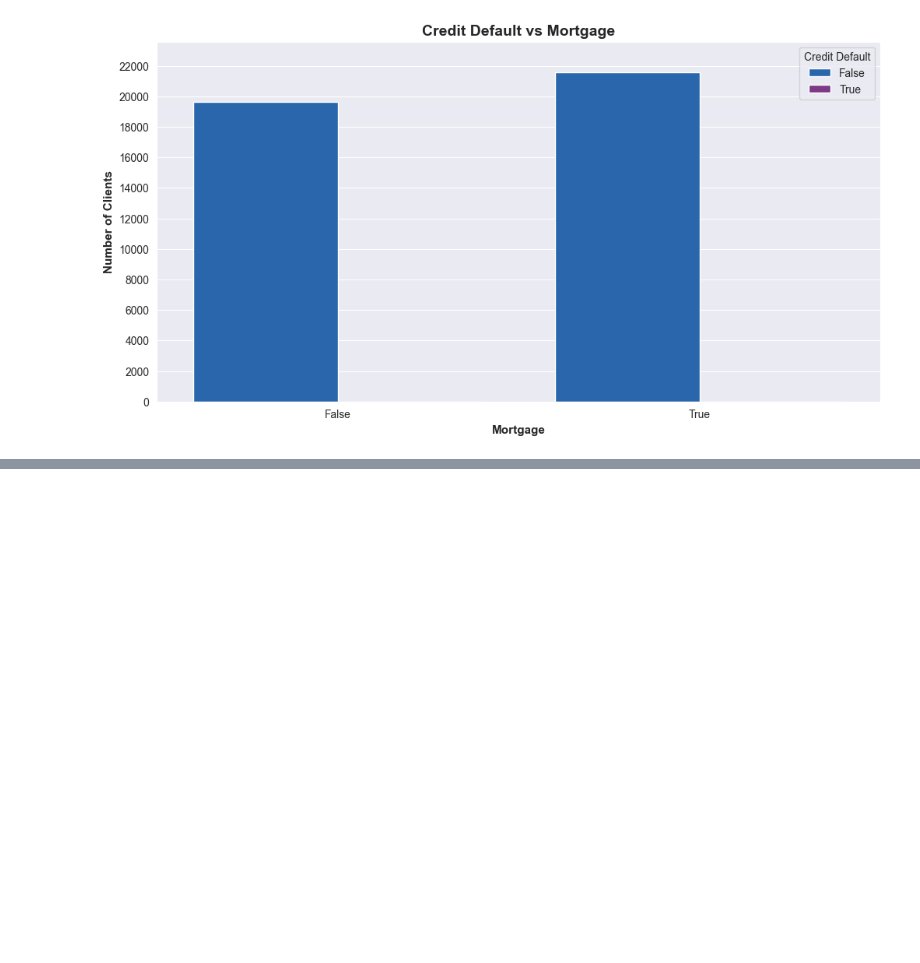
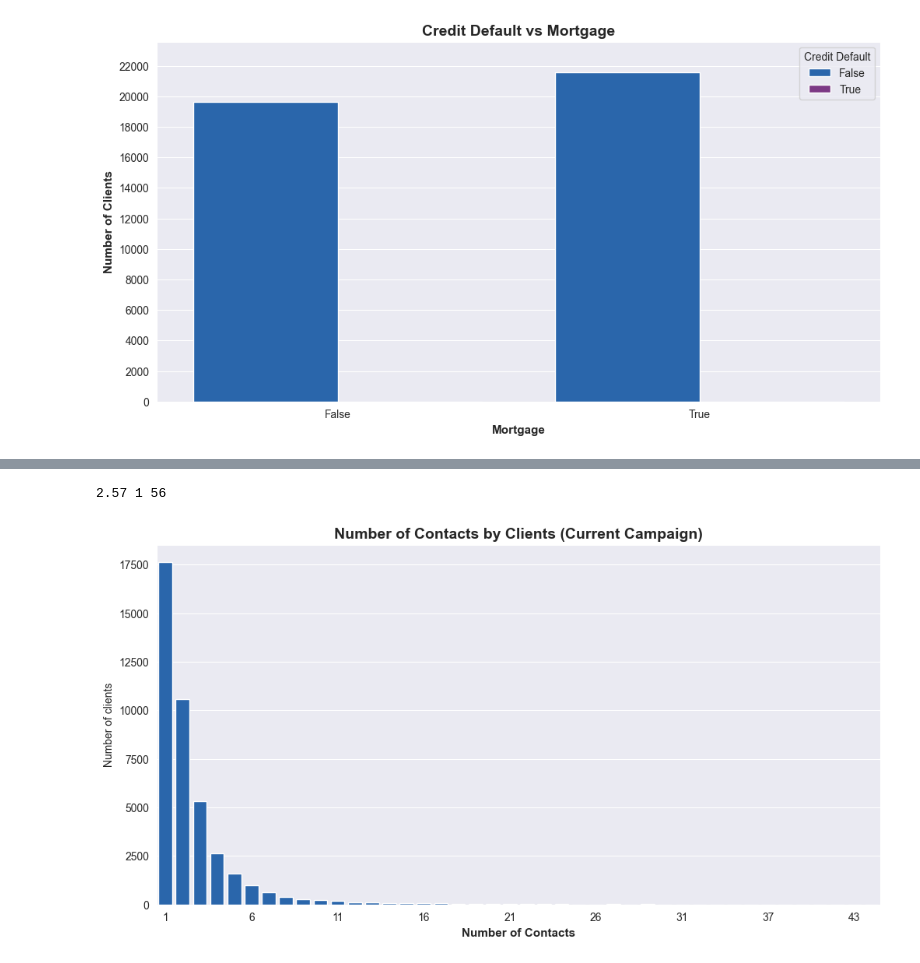
Before and after one commit to StephanieApaza/Bank_marketing_campaign, a Jupyter notebook: bank_marketing/bank_marketing.ipynb, the cells around one changed output, grey strips where cells are left out. Drawn from its saved outputs; the diff is of its cells as text; code cells hidden in the pictures; blank space fills up the shorter version.

```diff
--- a/bank_marketing/bank_marketing.ipynb
+++ b/bank_marketing/bank_marketing.ipynb
@@ -441,0 +493,19 @@ plt.show()
+# %%
+# Number of contacts
+mean_number_contacts = campaign_df['number_contacts'].mean().round(2)
+min_number_contacts = campaign_df['number_contacts'].min().round(2)
+max_number_contacts = campaign_df['number_contacts'].max().round(2)
+print(mean_number_contacts, min_number_contacts, max_number_contacts)
+# %% [output]
+2.57 1 56
+# %%
+plt.figure(figsize=(12,6))
+sns.countplot(data=campaign_df, x='number_contacts')
+plt.title("Number of Contacts by Clients (Current Campaign)",fontsize=14, weight="bold")
+plt.xlabel("Number of Contacts", fontsize=11, weight="bold")
+plt.ylabel("Number of clients")
+# Ticks integers axes X
+plt.gca().xaxis.set_major_locator(ticker.MaxNLocator(integer=True))
+plt.show()
+# %% [output]
+[figure, added]
```
Also changed, not shown: parts of 27 cells of this notebook.
